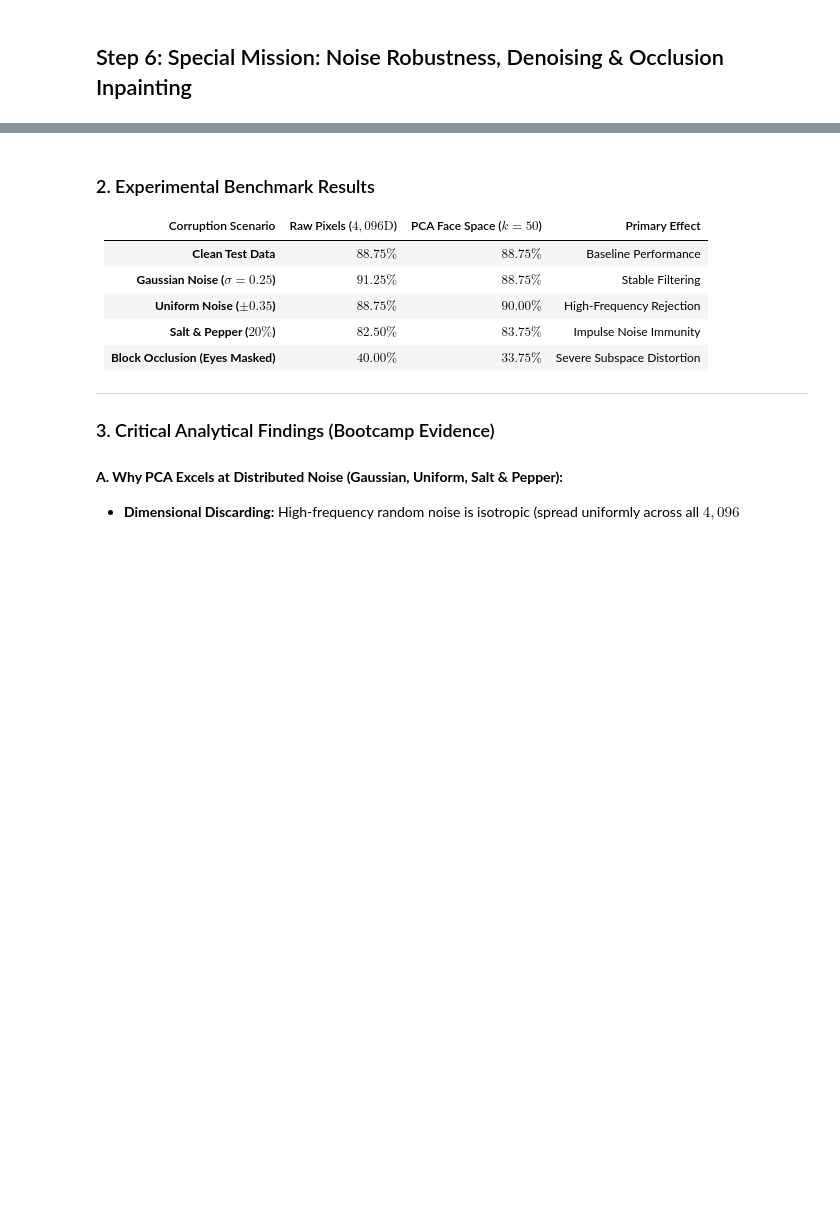
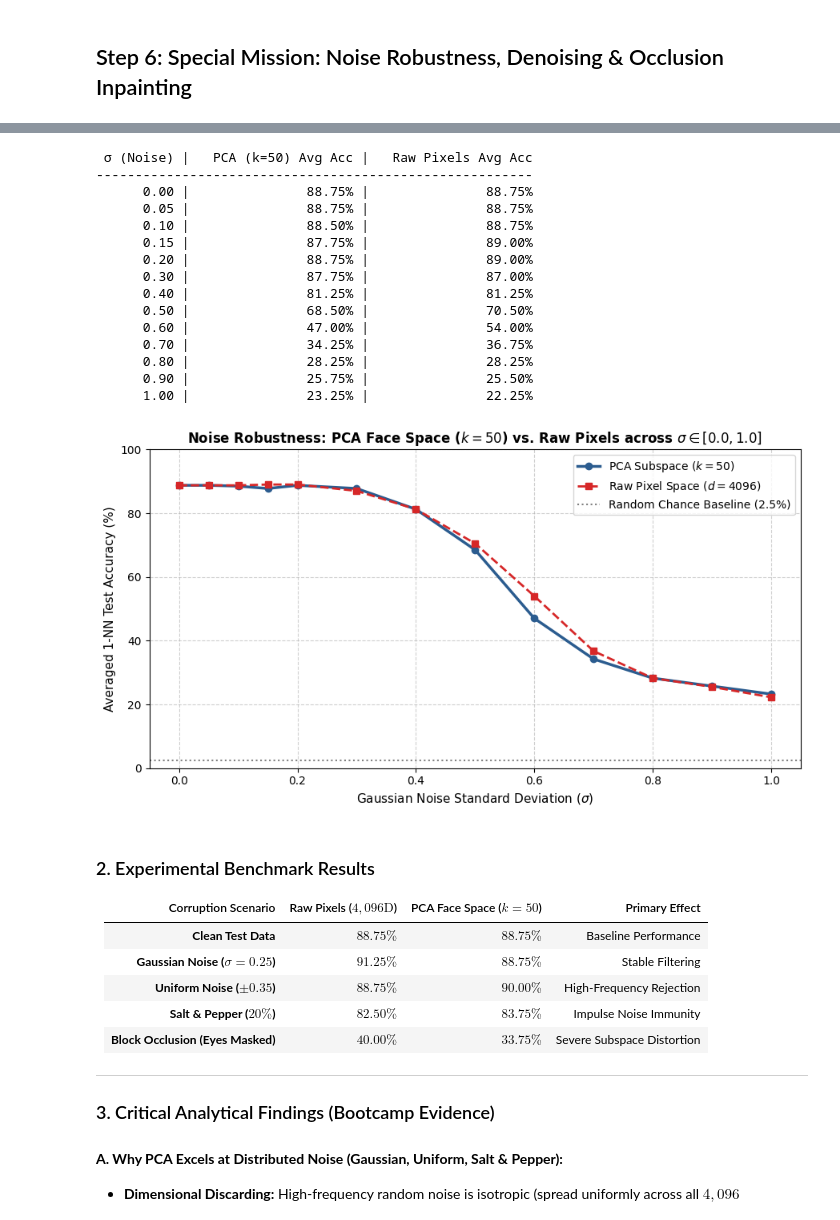
Before and after one commit to MMahdiMostafaei/pufa, a Jupyter notebook: Project 01: PCA_Face_ID/PCA_Hemo.ipynb, the cells around one changed output, grey strips where cells are left out. Saved outputs shown, nothing was run; the diff lists cells and outputs as text; code cells hidden in the pictures; blank space fills up the shorter version.

```diff
--- a/Project 01: PCA_Face_ID/PCA_Hemo.ipynb
+++ b/Project 01: PCA_Face_ID/PCA_Hemo.ipynb
@@ -629,3 +504,78 @@ Block Mask (Occlusion)    |  40.00%            |  33.75%
+# %%
+# 1. Fine-grained sigma range from 0.0 to 1.0
+sigma_range = np.array([0.0, 0.05, 0.1, 0.15, 0.2, 0.3, 0.4, 0.5, 0.6, 0.7, 0.8, 0.9, 1.0])
+n_trials = 5  # Number of random noise realizations to average out fluctuations
+
+k_denoise = 50
+Vk_50 = V[:, :k_denoise]
+Z_train_50 = X_train_c @ Vk_50
+
+pca_mean_accs = []
+raw_mean_accs = []
+
+print(f"{'σ (Noise)':>10} | {'PCA (k=50) Avg Acc':>20} | {'Raw Pixels Avg Acc':>20}")
+print("-" * 56)
+
+for sigma in sigma_range:
+    pca_trial_accs = []
+    raw_trial_accs = []
+
+    for trial in range(n_trials):
+        # Generate random noise and clip
+        noise = np.random.normal(0, sigma, X_test.shape)
+        X_test_noisy = np.clip(X_test + noise, 0, 1)
+
+        # A. PCA Space (k = 50)
+        X_test_noisy_c = X_test_noisy - mu_train
+        Z_test_noisy = X_test_noisy_c @ Vk_50
+        y_pred_pca, _ = predict_1nn(Z_train_50, y_train, Z_test_noisy)
+        pca_trial_accs.append(np.mean(y_pred_pca == y_test) * 100)
+
+        # B. Raw Pixel Space (4096D)
+        y_pred_raw, _ = predict_1nn(X_train, y_train, X_test_noisy)
+        raw_trial_accs.append(np.mean(y_pred_raw == y_test) * 100)
+
+    avg_pca = np.mean(pca_trial_accs)
+    avg_raw = np.mean(raw_trial_accs)
+
+    pca_mean_accs.append(avg_pca)
+    raw_mean_accs.append(avg_raw)
+
+    print(f"{sigma:10.2f} | {avg_pca:19.2f}% | {avg_raw:19.2f}%")
+
+# 2. Plot Smooth Decay Curve
+plt.figure(figsize=(9, 5))
+plt.plot(sigma_range, pca_mean_accs, marker='o', label='PCA Subspace ($k=50$)', color='#2b5c8f', linewidth=2.5)
+plt.plot(sigma_range, raw_mean_accs, marker='s', label='Raw Pixel Space ($d=4096$)', color='#d62728', linestyle='--', linewidth=2)
+
+# Random guessing baseline (1 / 40 classes = 2.5%)
+plt.axhline(y=2.5, color='gray', linestyle=':', label='Random Chance Baseline (2.5%)')
+
+plt.title("Noise Robustness: PCA Face Space ($k=50$) vs. Raw Pixels across $\sigma \in [0.0, 1.0]$", fontsize=12, fontweight='bold')
+plt.xlabel("Gaussian Noise Standard Deviation ($\sigma$)", fontsize=11)
+plt.ylabel("Averaged 1-NN Test Accuracy (%)", fontsize=11)
+plt.ylim(0, 100)
+plt.grid(True, linestyle='--', alpha=0.6)
+plt.legend(fontsize=10)
+plt.tight_layout()
+plt.show()
+# %% [output]
+ σ (Noise) |   PCA (k=50) Avg Acc |   Raw Pixels Avg Acc
+--------------------------------------------------------
+      0.00 |               88.75% |               88.75%
+      0.05 |               88.75% |               88.75%
+      0.10 |               88.50% |               88.75%
+      0.15 |               87.75% |               89.00%
+      0.20 |               88.75% |               89.00%
+      0.30 |               87.75% |               87.00%
+      0.40 |               81.25% |               81.25%
+      0.50 |               68.50% |               70.50%
+      0.60 |               47.00% |               54.00%
+      0.70 |               34.25% |               36.75%
+      0.80 |               28.25% |               28.25%
+      0.90 |               25.75% |               25.50%
+      1.00 |               23.25% |               22.25%
+[figure, added]
 # %% [markdown]
 ### 2. Experimental Benchmark Results
 
```
Also changed, not shown: parts of 16 cells of this notebook.
